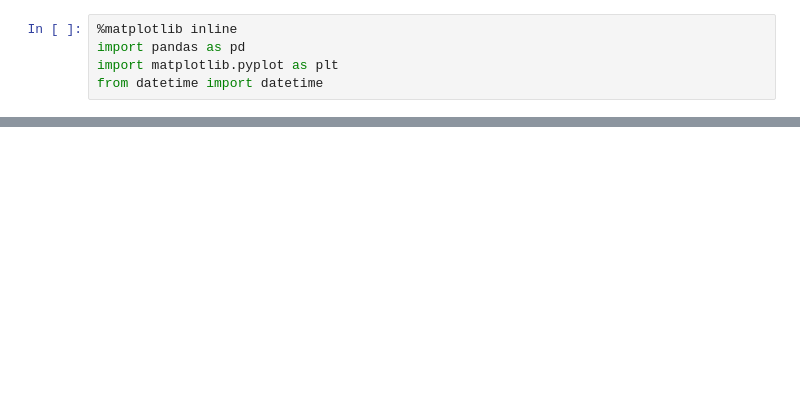
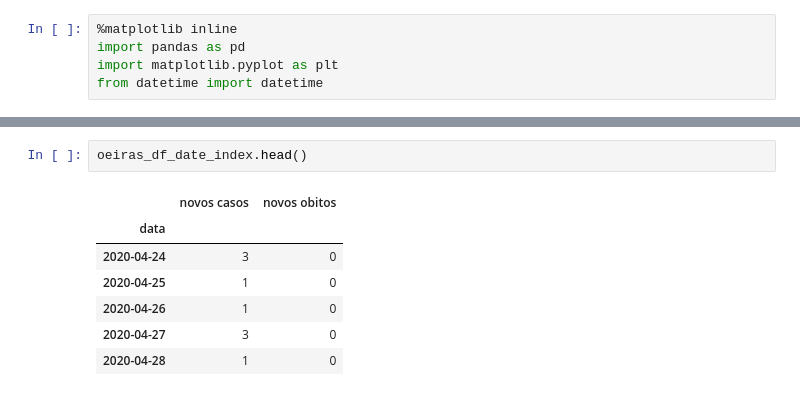
Before and after one commit to diegofsousa/panorama-covid-19-piaui, a Jupyter notebook: primeira_analise.ipynb, the cells around one changed output, grey strips where cells are left out. Saved outputs shown, nothing was run; the diff lists cells and outputs as text; blank space fills up the shorter version.

```diff
--- a/primeira_analise.ipynb
+++ b/primeira_analise.ipynb
@@ -55,0 +66,10 @@ Text(0, 0.5, 'Casos')
+# %%
+oeiras_df_date_index.head()
+# %% [output]
+|  | novos casos | novos obitos |
+| data |  |  |
+| 2020-04-24 | 3 | 0 |
+| 2020-04-25 | 1 | 0 |
+| 2020-04-26 | 1 | 0 |
+| 2020-04-27 | 3 | 0 |
+| 2020-04-28 | 1 | 0 |
```
Also changed, not shown: parts of 13 cells of this notebook, 4 other files.
